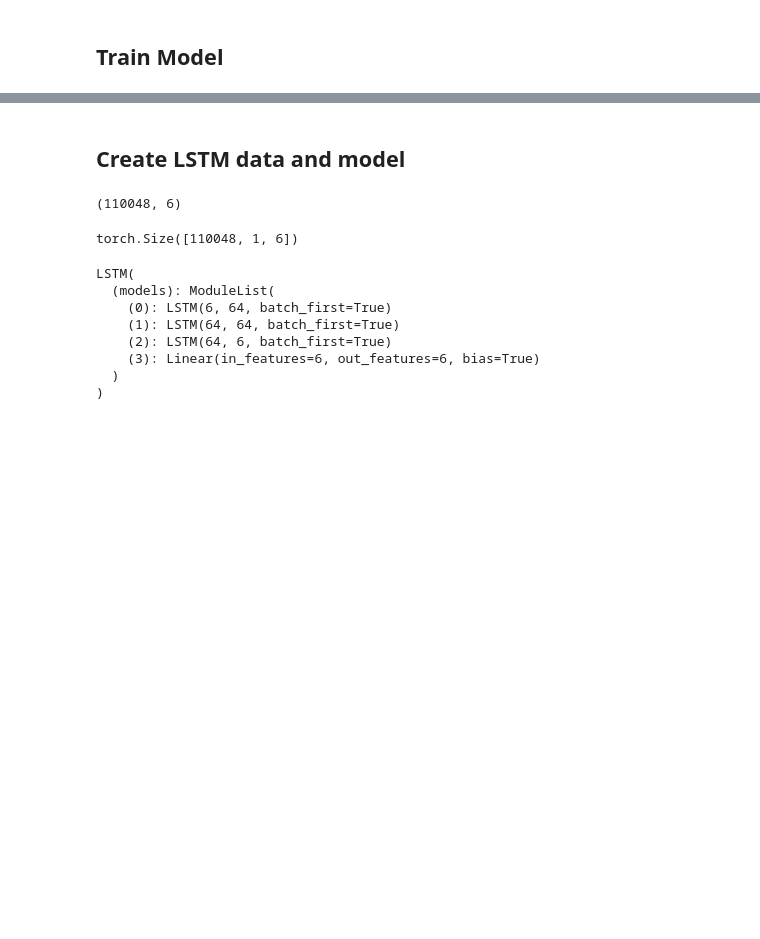
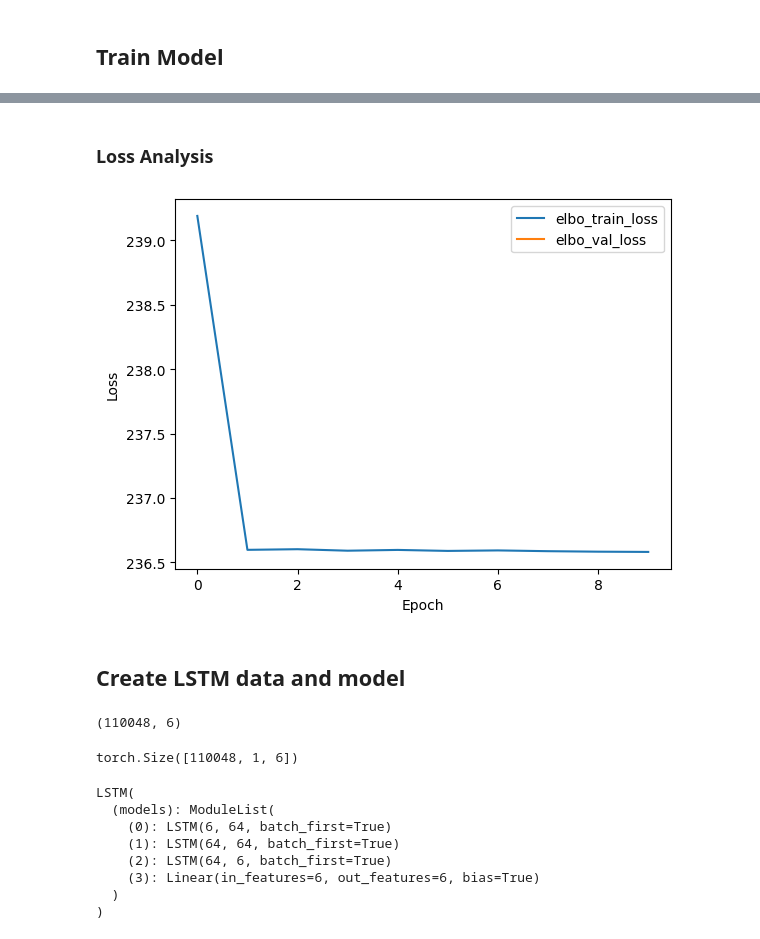
Before and after one commit to Th3RandyMan/Unsupervised-Anomaly-Detection, a Jupyter notebook: train_model.ipynb, the cells around one changed output, grey strips where cells are left out. Drawn from its saved outputs; the diff is of its cells as text; code cells hidden in the pictures; blank space fills up the shorter version.

Commit message:
added loss plots

```diff
--- a/train_model.ipynb
+++ b/train_model.ipynb
@@ -40,6 +44,11 @@ P19V1_20.csv
 # %%
-# from sklearn.preprocessing import StandardScaler
+from sklearn.preprocessing import StandardScaler
 
-# # Normalize the data
-# scaler = StandardScaler()
-# df = scaler.fit_transform(df)
+columns = df.columns
+index = df.index
+
+# Normalize the data
+scaler = StandardScaler()
+df = scaler.fit_transform(df)
+df = pd.DataFrame(df, columns=columns, index=index)
+df.head()
@@ -107,3 +134,10 @@ else:
+# %% [markdown]
+### Loss Analysis
+# %%
+if train_save:
+    vae.plot_loss()
+# %% [output]
+[figure, added]
 # %% [markdown]
 ## Create LSTM data and model
 # %%
```
Also changed, not shown: parts of 7 cells of this notebook, 4 other files.
